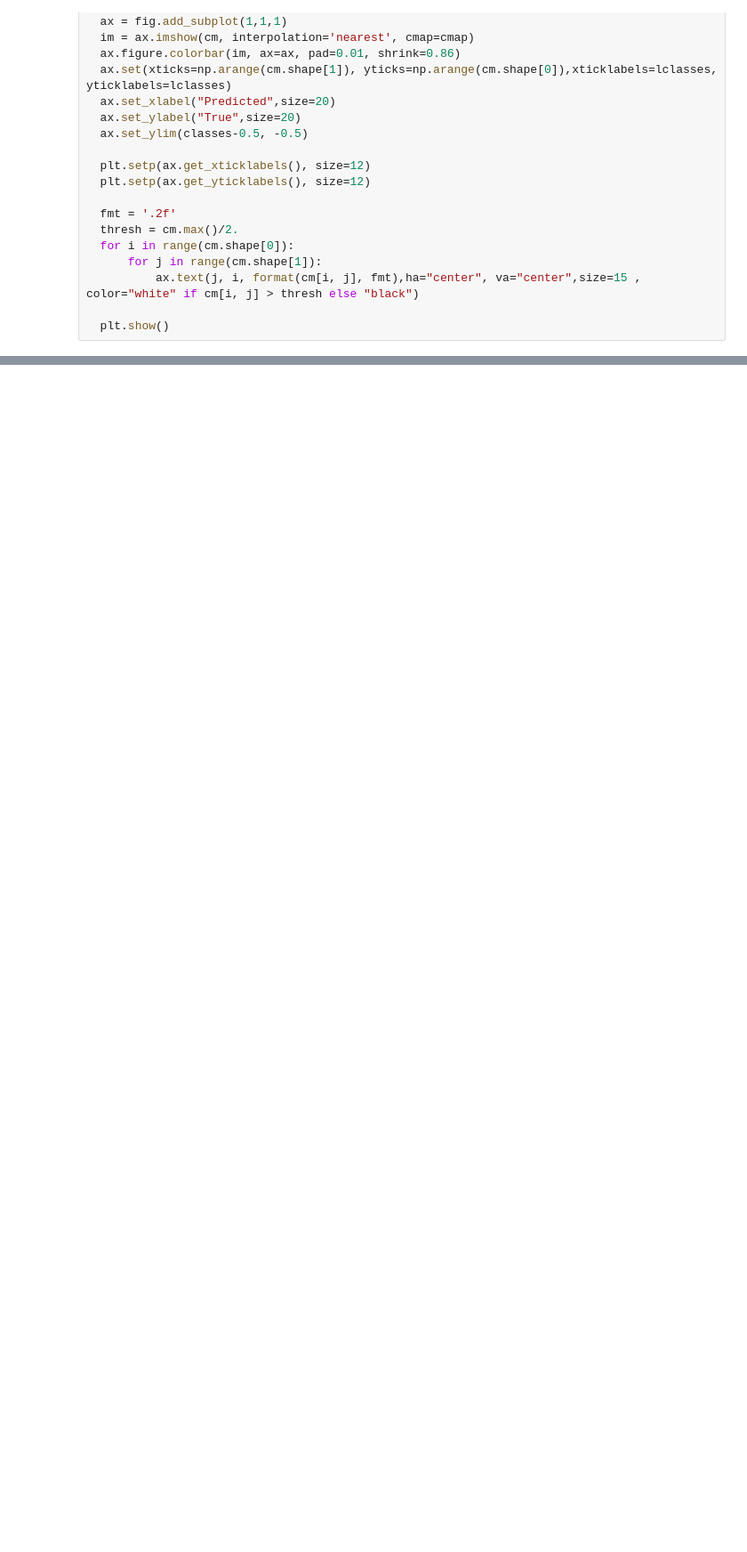
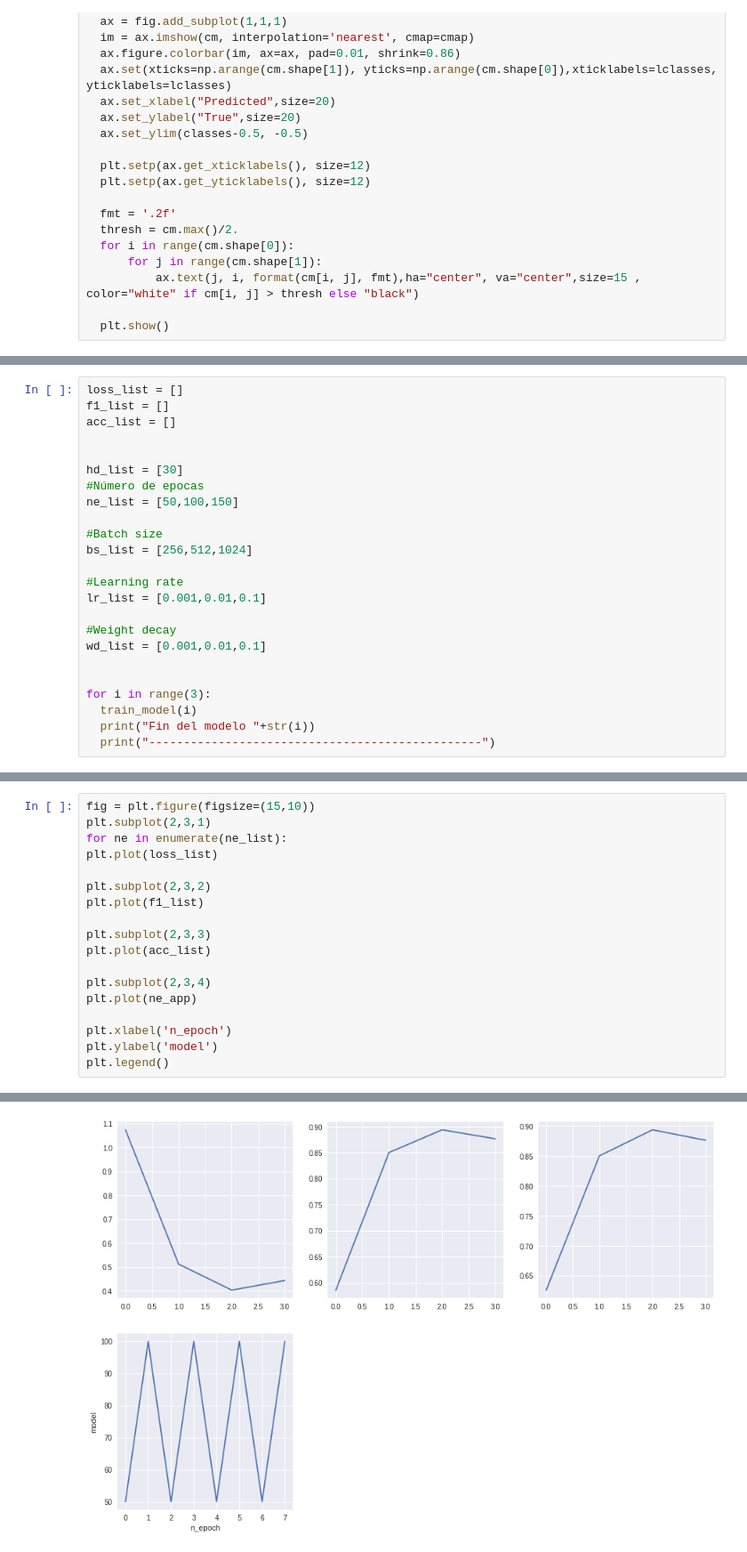
Before and after one commit to juan-p-b/PerezJuanCarlos_RECV_Entrega6, a Jupyter notebook: PerezJuanCarlos_RECV_Entrega6.ipynb, the cells around one changed output, grey strips where cells are left out. Shown at 89% size. Cells and saved outputs as stored; diff of their text form; blank space fills up the shorter version.

Commit message:
add results of models (loss)

```diff
--- a/PerezJuanCarlos_RECV_Entrega6.ipynb
+++ b/PerezJuanCarlos_RECV_Entrega6.ipynb
@@ -293,0 +245,24 @@ models
+# %%
+loss_list = []
+f1_list = []
+acc_list = []
+
+
+hd_list = [30]
+#Número de epocas
+ne_list = [50,100,150]
+
+#Batch size
+bs_list = [256,512,1024]
+
+#Learning rate
+lr_list = [0.001,0.01,0.1]
+
+#Weight decay
+wd_list = [0.001,0.01,0.1]
+
+
+for i in range(3):
+  train_model(i)
+  print("Fin del modelo "+str(i))
+  print("------------------------------------------------")
@@ -293,0 +346,19 @@ models
+# %%
+fig = plt.figure(figsize=(15,10))
+plt.subplot(2,3,1)
+for ne in enumerate(ne_list):
+plt.plot(loss_list)
+
+plt.subplot(2,3,2)
+plt.plot(f1_list)
+
+plt.subplot(2,3,3)
+plt.plot(acc_list)
+
+plt.subplot(2,3,4)
+plt.plot(ne_app)
+
+plt.xlabel('n_epoch')
+plt.ylabel('model')
+plt.legend()
+# %% [output]
@@ -293,0 +367 @@ models
+[figure, added]
```
Also changed, not shown: parts of 23 cells of this notebook.
